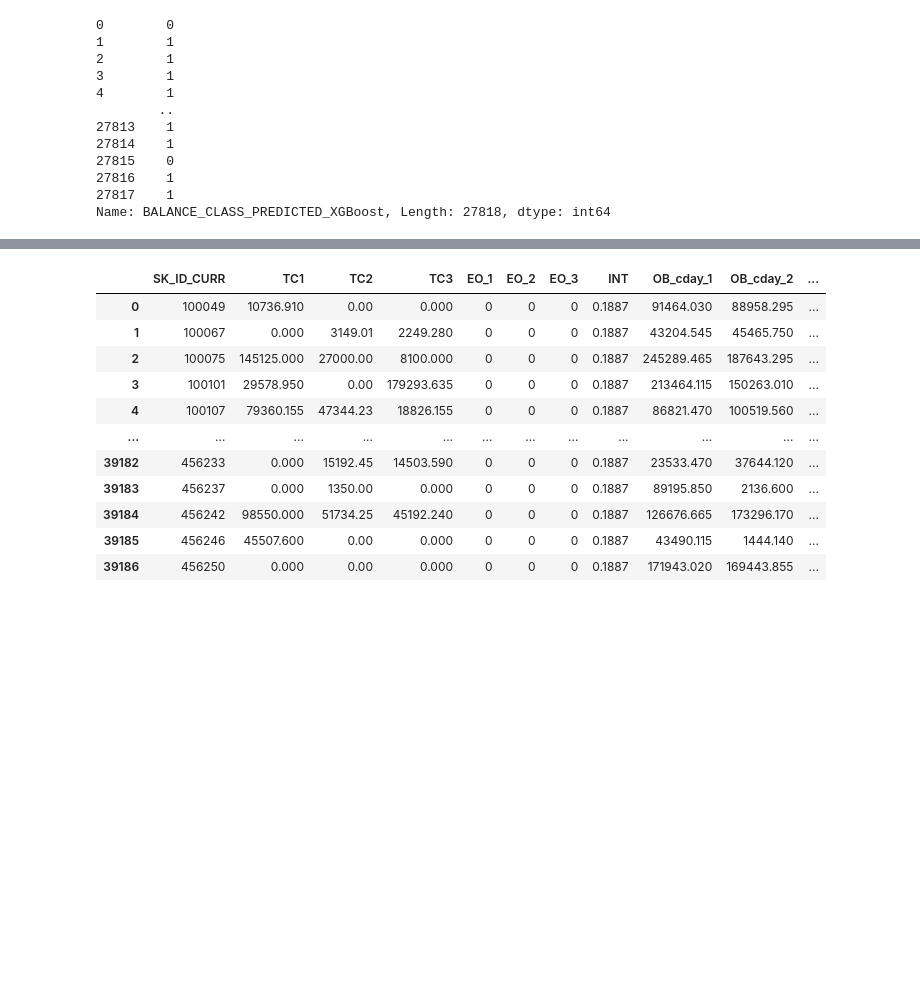
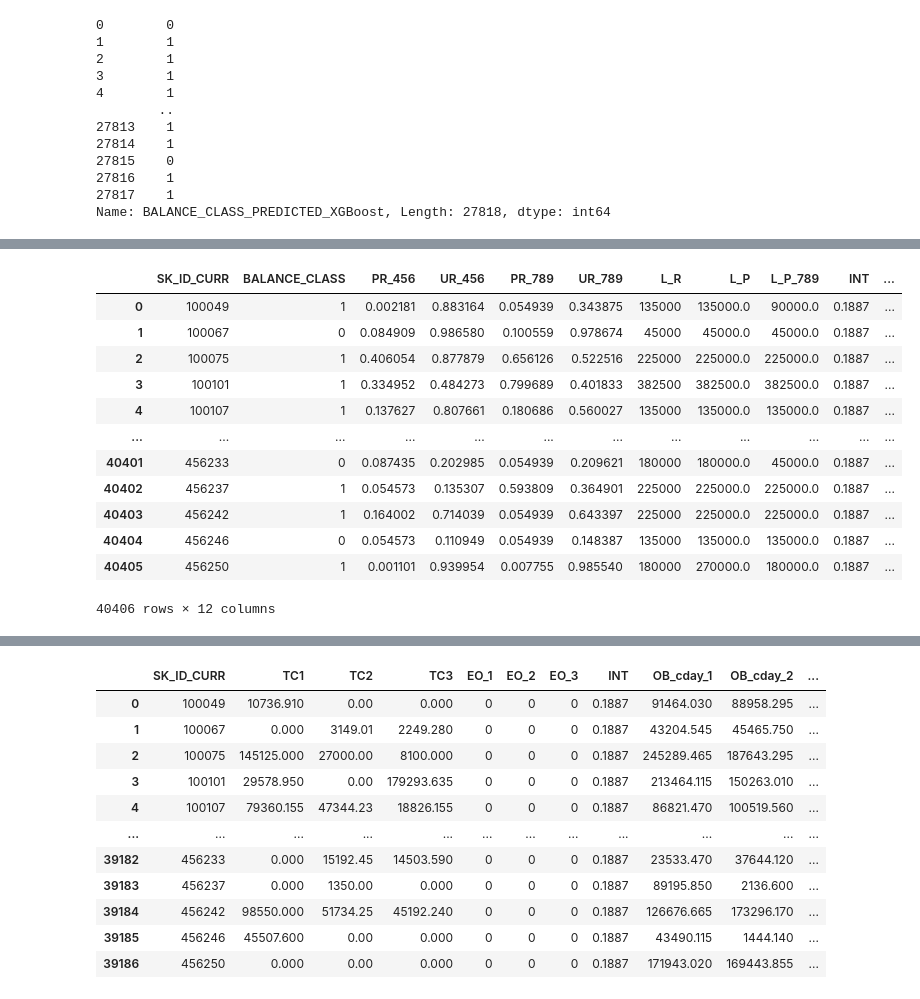
Before and after one commit to PPH-Myat/dynamic-credit-limit-rl, a Jupyter notebook: notebook/data_cleaning.ipynb, the cells around one changed output, grey strips where cells are left out. Drawn from its saved outputs; the diff is of its cells as text; code cells hidden in the pictures; blank space fills up the shorter version.

```diff
--- a/notebook/data_cleaning.ipynb
+++ b/notebook/data_cleaning.ipynb
@@ -183,12 +238,17 @@ def classify_balance(bal):
     else:
         return 1
 # %%
-def compute_avg_balance(ccb_avg_bal, months):
-    df = ccb_avg_bal[ccb_avg_bal["MONTHS_BALANCE"].isin(months)]
+def compute_avg_balance(ccb_df, months):
+    df = ccb_df[ccb_df["MONTHS_BALANCE"].isin(months)]
+
+    # Compute average balance
     avg_balance = df.groupby("SK_ID_CURR")["AMT_BALANCE"].mean().reset_index(name="AVG_BALANCE")
+
+    # Classify balance
     avg_balance["BALANCE_CLASS"] = avg_balance["AVG_BALANCE"].apply(classify_balance)
     return avg_balance
 
+# Example usage
 avg_balance_123 = compute_avg_balance(ccb, [-1, -2, -3])
 avg_balance_456 = compute_avg_balance(ccb, [-4, -5, -6])
 avg_balance_789 = compute_avg_balance(ccb, [-7, -8, -9])
@@ -276,7 +336,7 @@ X_train, X_val, y_train, y_val = train_test_split(X, y, test_size=0.3, stratify=
 best_model, best_model_name, results_df = train_models(X_train, y_train, X_val, y_val)
 
 # === Step 3: Predict and Evaluate on Current
-X_current = current.drop(columns=["SK_ID_CURR", "BALANCE_CLASS", "AVG_BALANCE"], errors="ignore")
+X_current = current.drop(columns=["SK_ID_CURR", "BALANCE_CLASS", "AVG_BALANCE_456"], errors="ignore")
 X_current = X_current[X_train.columns]
 y_current = current["BALANCE_CLASS"]
 y_current_pred = evaluate_model(best_model, X_current, y_current, label="Current")
@@ -391,0 +443,16 @@ Top 10 Features - XGBoost:
+# %%
+final_df
+# %% [output]
+|  | SK_ID_CURR | BALANCE_CLASS | PR_456 | UR_456 | PR_789 | UR_789 | L_R | L_P | L_P_789 | INT | ... |
+| 0 | 100049 | 1 | 0.002181 | 0.883164 | 0.054939 | 0.343875 | 135000 | 135000.0 | 90000.0 | 0.1887 | ... |
+| 1 | 100067 | 0 | 0.084909 | 0.986580 | 0.100559 | 0.978674 | 45000 | 45000.0 | 45000.0 | 0.1887 | ... |
+| 2 | 100075 | 1 | 0.406054 | 0.877879 | 0.656126 | 0.522516 | 225000 | 225000.0 | 225000.0 | 0.1887 | ... |
+| 3 | 100101 | 1 | 0.334952 | 0.484273 | 0.799689 | 0.401833 | 382500 | 382500.0 | 382500.0 | 0.1887 | ... |
+| 4 | 100107 | 1 | 0.137627 | 0.807661 | 0.180686 | 0.560027 | 135000 | 135000.0 | 135000.0 | 0.1887 | ... |
+| ... | ... | ... | ... | ... | ... | ... | ... | ... | ... | ... | ... |
+| 40401 | 456233 | 0 | 0.087435 | 0.202985 | 0.054939 | 0.209621 | 180000 | 180000.0 | 45000.0 | 0.1887 | ... |
+| 40402 | 456237 | 1 | 0.054573 | 0.135307 | 0.593809 | 0.364901 | 225000 | 225000.0 | 225000.0 | 0.1887 | ... |
+| 40403 | 456242 | 1 | 0.164002 | 0.714039 | 0.054939 | 0.643397 | 225000 | 225000.0 | 225000.0 | 0.1887 | ... |
+| 40404 | 456246 | 0 | 0.054573 | 0.110949 | 0.054939 | 0.148387 | 135000 | 135000.0 | 135000.0 | 0.1887 | ... |
+| 40405 | 456250 | 1 | 0.001101 | 0.939954 | 0.007755 | 0.985540 | 180000 | 270000.0 | 180000.0 | 0.1887 | ... |
+40406 rows × 12 columns
```
Also changed, not shown: parts of 13 cells of this notebook.
